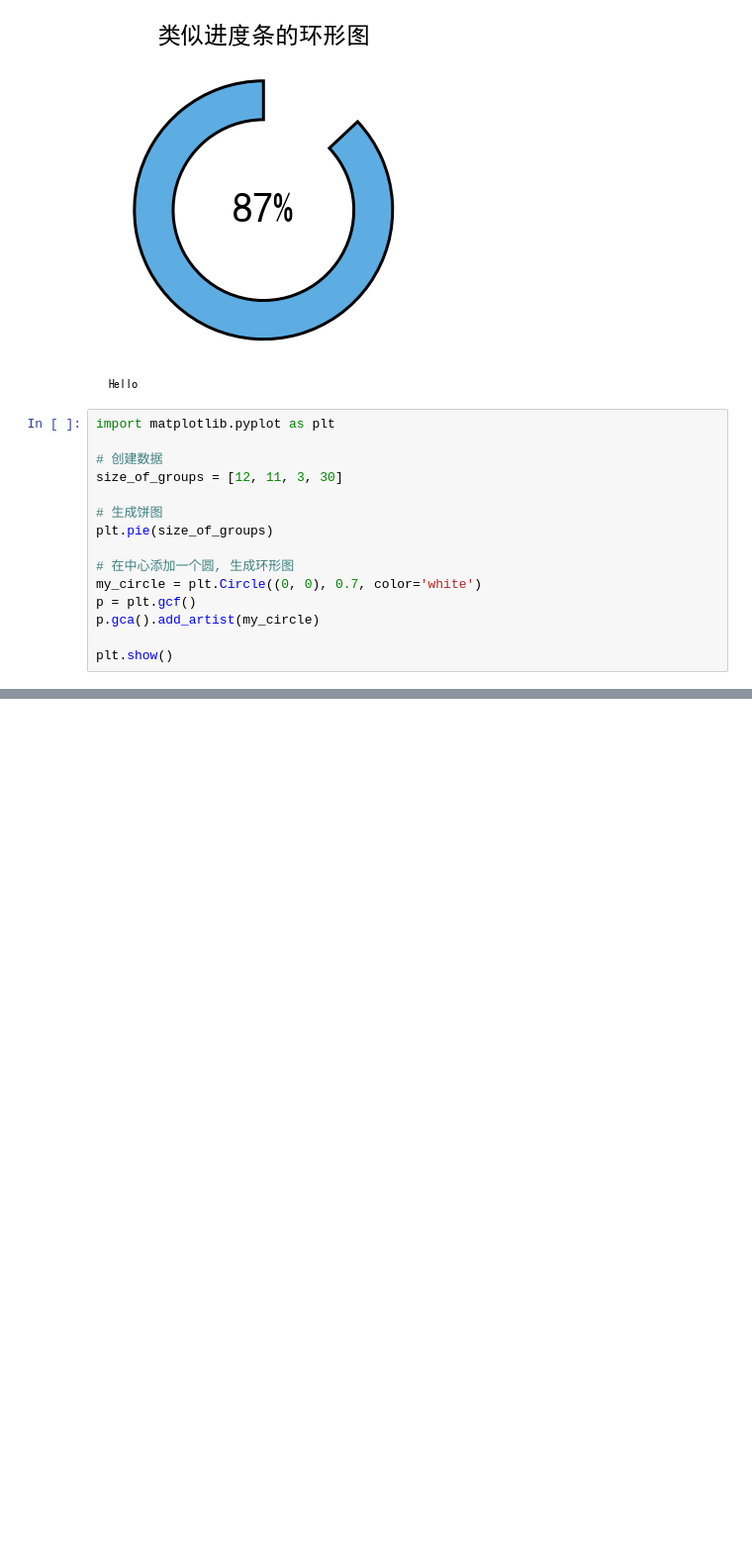
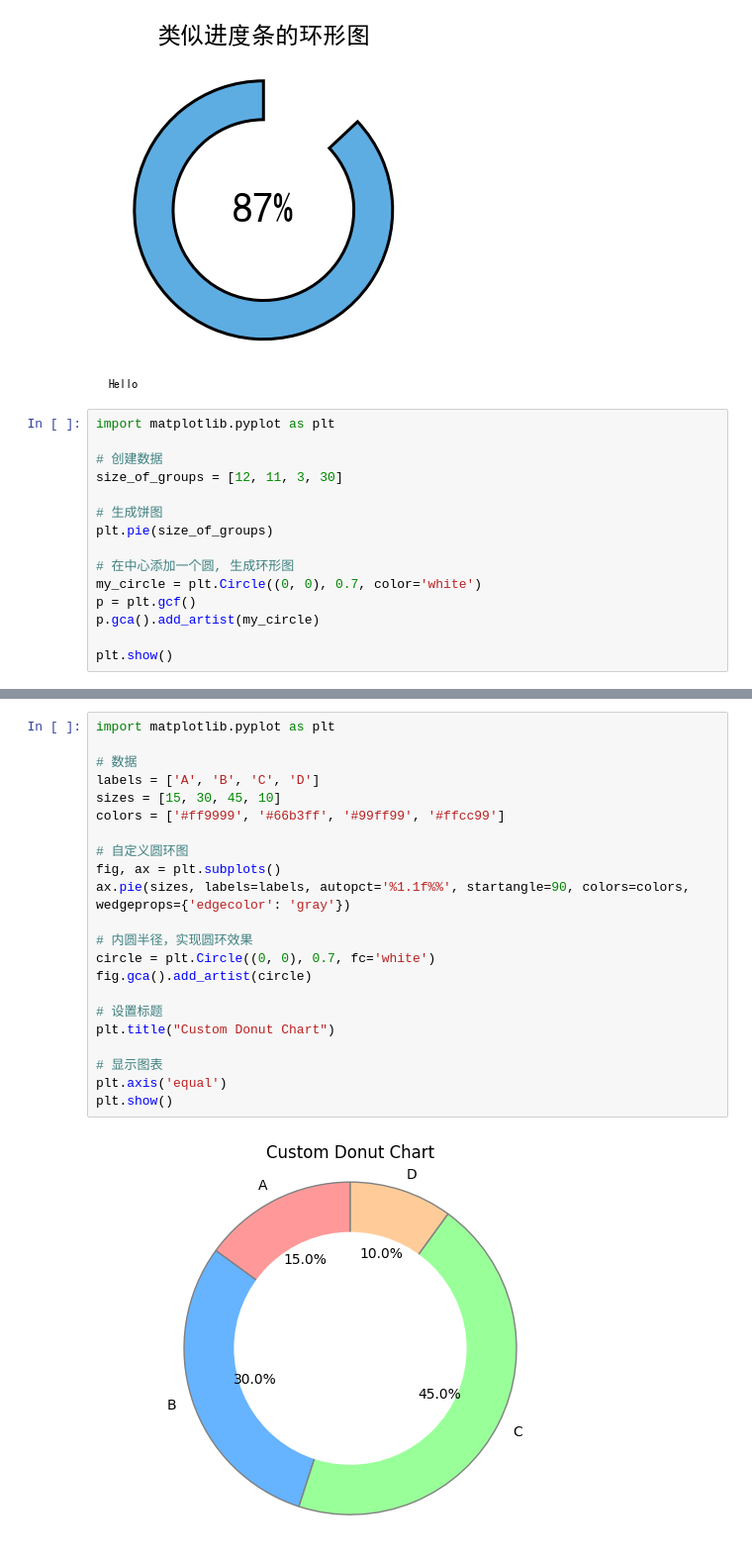
Before and after one commit to Fcscanf/JupyterWorkSpace, a Jupyter notebook: Visualization/Matplotlib/圆环图.ipynb, the cells around one changed output, grey strips where cells are left out. Shown at 99% size. Saved outputs shown, nothing was run; the diff lists cells and outputs as text; blank space fills up the shorter version.

```diff
--- a/Visualization/Matplotlib/圆环图.ipynb
+++ b/Visualization/Matplotlib/圆环图.ipynb
@@ -48,0 +75,24 @@ plt.show()
+# %%
+import matplotlib.pyplot as plt
+
+# 数据
+labels = ['A', 'B', 'C', 'D']
+sizes = [15, 30, 45, 10]
+colors = ['#ff9999', '#66b3ff', '#99ff99', '#ffcc99']
+
+# 自定义圆环图
+fig, ax = plt.subplots()
+ax.pie(sizes, labels=labels, autopct='%1.1f%%', startangle=90, colors=colors, wedgeprops={'edgecolor': 'gray'})
+
+# 内圆半径，实现圆环效果
+circle = plt.Circle((0, 0), 0.7, fc='white')
+fig.gca().add_artist(circle)
+
+# 设置标题
+plt.title("Custom Donut Chart")
+
+# 显示图表
+plt.axis('equal')
+plt.show()
+# %% [output]
+[figure, added]
```
Also changed, not shown: parts of 4 cells of this notebook.
